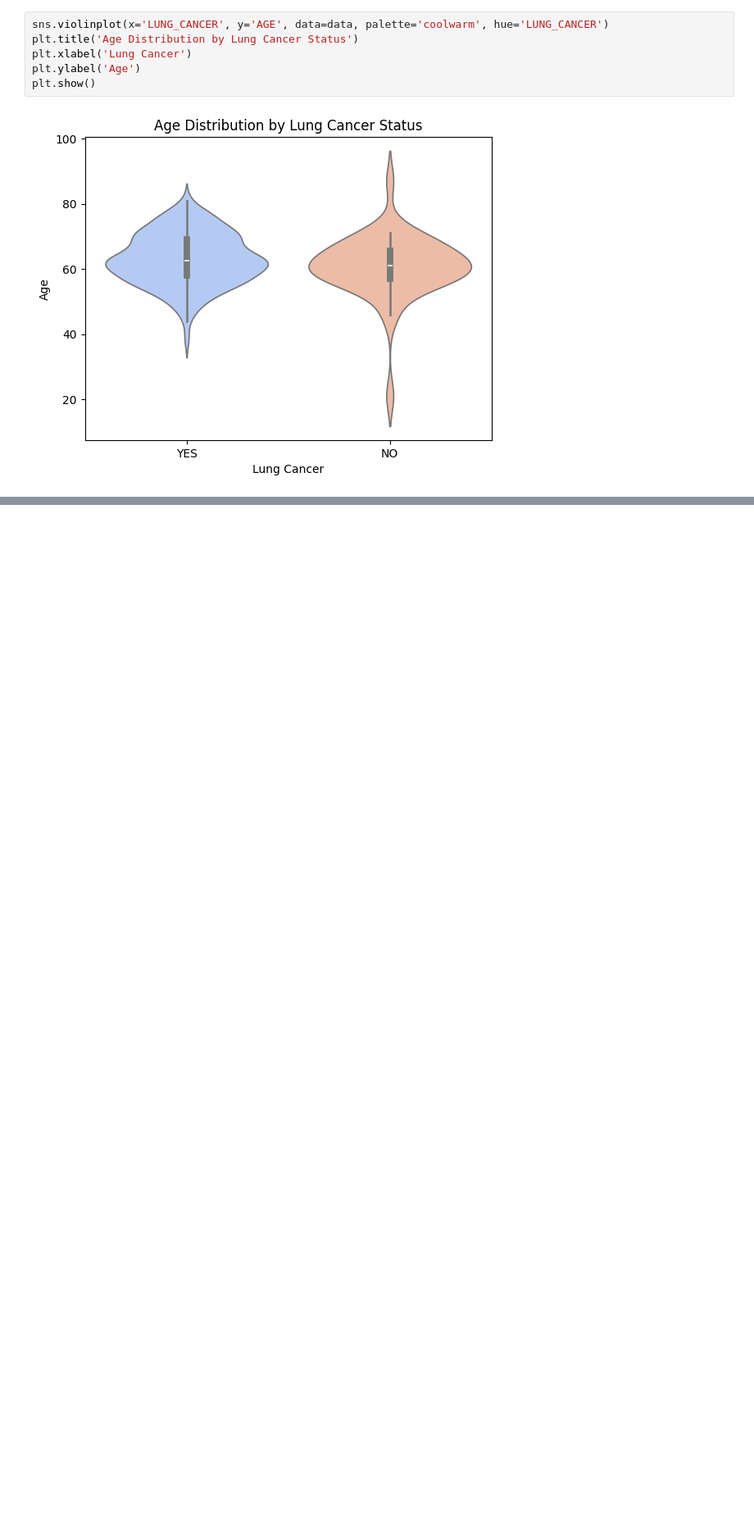
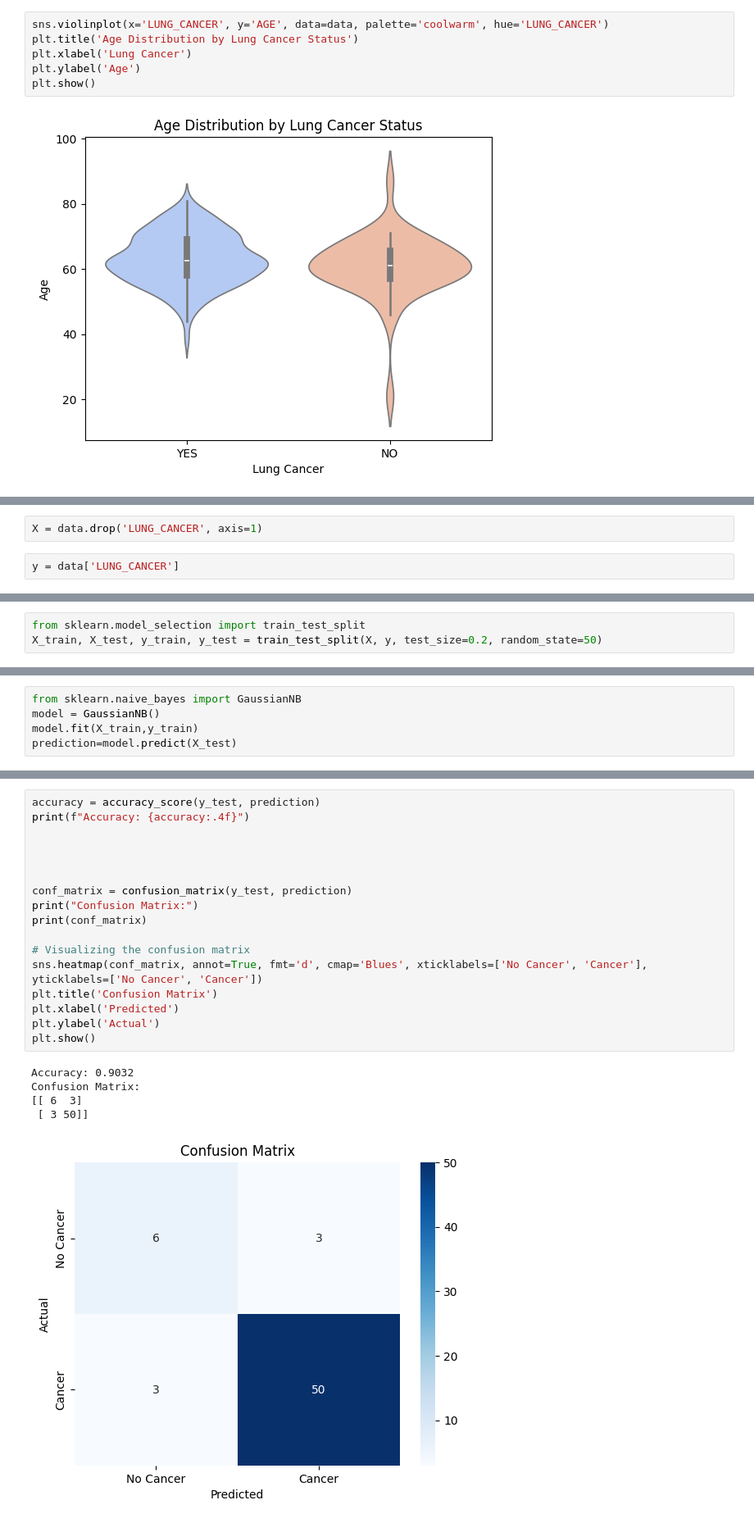
Before and after one commit to Kabindra02/lung-cancer-detection, a Jupyter notebook: AI_assignment.ipynb, the cells around one changed output, grey strips where cells are left out. Shown: that part at 82% size. Cells and saved outputs as stored; diff of their text form; blank space fills up the shorter version.

```diff
--- a/AI_assignment.ipynb
+++ b/AI_assignment.ipynb
@@ -162,0 +207,4 @@ plt.tight_layout()
+# %%
+X = data.drop('LUNG_CANCER', axis=1)
+# %%
+y = data['LUNG_CANCER']
@@ -162,0 +213,3 @@ plt.tight_layout()
+# %%
+from sklearn.model_selection import train_test_split
+X_train, X_test, y_train, y_test = train_test_split(X, y, test_size=0.2, random_state=50)
@@ -162,0 +222,5 @@ plt.tight_layout()
+# %%
+from sklearn.naive_bayes import GaussianNB
+model = GaussianNB()
+model.fit(X_train,y_train)
+prediction=model.predict(X_test)
@@ -162,0 +268,23 @@ plt.tight_layout()
+# %%
+accuracy = accuracy_score(y_test, prediction)
+print(f"Accuracy: {accuracy:.4f}")
+
+
+
+
+conf_matrix = confusion_matrix(y_test, prediction)
+print("Confusion Matrix:")
+print(conf_matrix)
+
+# Visualizing the confusion matrix
+sns.heatmap(conf_matrix, annot=True, fmt='d', cmap='Blues', xticklabels=['No Cancer', 'Cancer'], yticklabels=['No Cancer', 'Cancer'])
+plt.title('Confusion Matrix')
+plt.xlabel('Predicted')
+plt.ylabel('Actual')
+plt.show()
+# %% [output]
+Accuracy: 0.9032
+Confusion Matrix:
+[[ 6  3]
+ [ 3 50]]
+[figure, added]
```
Also changed, not shown: parts of 22 cells of this notebook.
